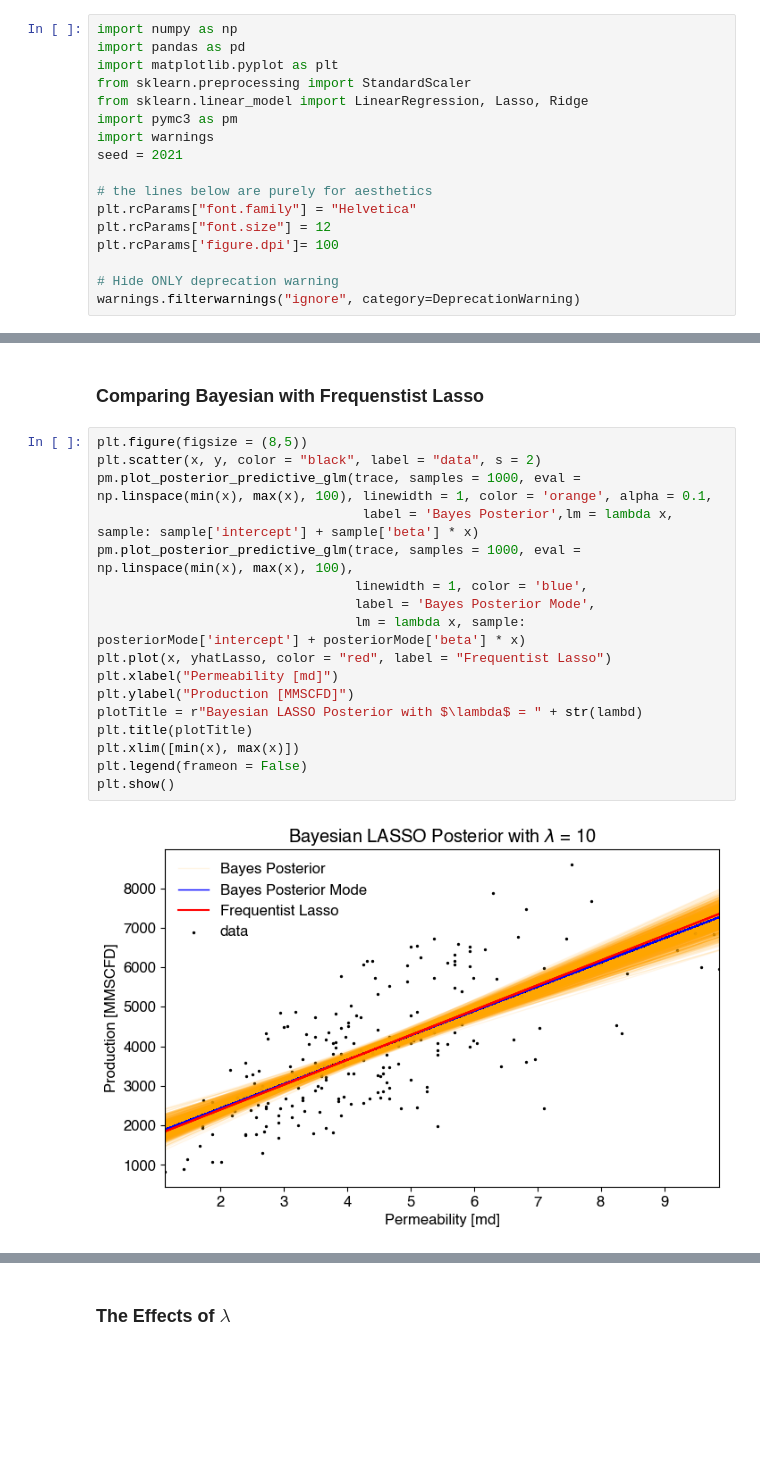
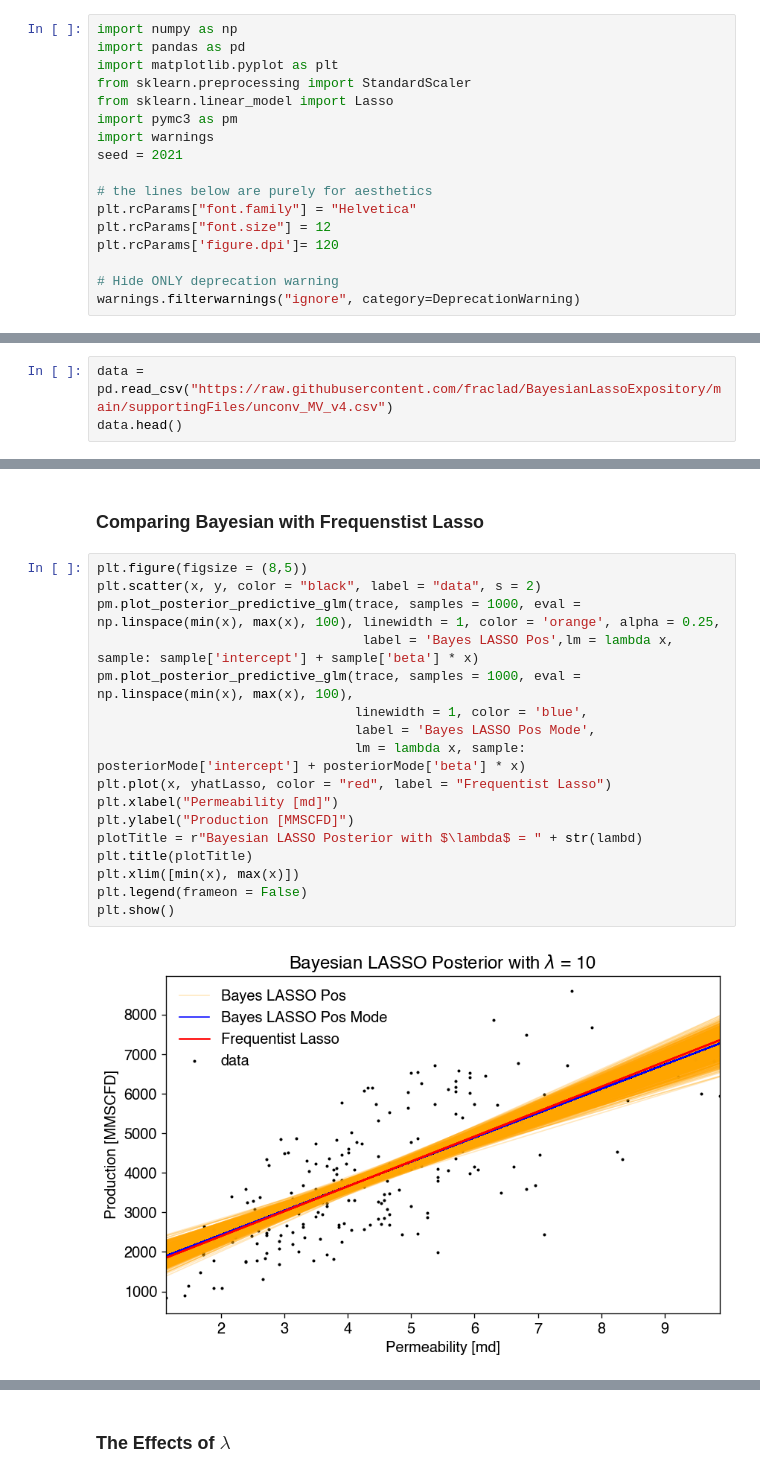
Before and after one commit to fraclad/BayesianLassoExpository, a Jupyter notebook: Bayesian Lasso Regression.ipynb, the cells around one changed output, grey strips where cells are left out. Drawn from its saved outputs; the diff is of its cells as text; blank space fills up the shorter version.

```diff
--- a/Bayesian Lasso Regression.ipynb
+++ b/Bayesian Lasso Regression.ipynb
@@ -53,7 +52,7 @@ import numpy as np
 import pandas as pd
 import matplotlib.pyplot as plt
 from sklearn.preprocessing import StandardScaler
-from sklearn.linear_model import LinearRegression, Lasso, Ridge
+from sklearn.linear_model import Lasso
 import pymc3 as pm
 import warnings
 seed = 2021
@@ -61,7 +60,7 @@ seed = 2021
 # the lines below are purely for aesthetics
 plt.rcParams["font.family"] = "Helvetica"
 plt.rcParams["font.size"] = 12
-plt.rcParams['figure.dpi']= 100
+plt.rcParams['figure.dpi']= 120
 
 # Hide ONLY deprecation warning
 warnings.filterwarnings("ignore", category=DeprecationWarning)
@@ -92,0 +79,3 @@ data.head()
+# %%
+data = pd.read_csv("https://raw.githubusercontent.com/fraclad/BayesianLassoExpository/main/supportingFiles/unconv_MV_v4.csv")
+data.head()
@@ -213,20 +213,20 @@ yhatLasso = modelLasso.predict(X)
 # %%
 plt.figure(figsize = (8,5))
 plt.scatter(x, y, color = "black", label = "data", s = 2)
-pm.plot_posterior_predictive_glm(trace, samples = 1000, eval = np.linspace(min(x), max(x), 100), linewidth = 1, color = 'orange', alpha = 0.1,
-                                  label = 'Bayes Posterior',lm = lambda x, sample: sample['intercept'] + sample['beta'] * x)
+pm.plot_posterior_predictive_glm(trace, samples = 1000, eval = np.linspace(min(x), max(x), 100), linewidth = 1, color = 'orange', alpha = 0.25,
+                                  label = 'Bayes LASSO Pos',lm = lambda x, sample: sample['intercept'] + sample['beta'] * x)
 pm.plot_posterior_predictive_glm(trace, samples = 1000, eval = np.linspace(min(x), max(x), 100),
                                  linewidth = 1, color = 'blue',
-                                 label = 'Bayes Posterior Mode',
+                                 label = 'Bayes LASSO Pos Mode',
                                  lm = lambda x, sample: posteriorMode['intercept'] + posteriorMode['beta'] * x)
 plt.plot(x, yhatLasso, color = "red", label = "Frequentist Lasso")
 plt.xlabel("Permeability [md]")
 plt.ylabel("Production [MMSCFD]")
 plotTitle = r"Bayesian LASSO Posterior with $\lambda$ = " + str(lambd)
 plt.title(plotTitle)
 plt.xlim([min(x), max(x)])
 plt.legend(frameon = False)
 plt.show()
 # %% [output]
-[figure, old version]
+[figure, new version]
 # %% [markdown]
```
Also changed, not shown: parts of 28 cells of this notebook, 1 other file.
